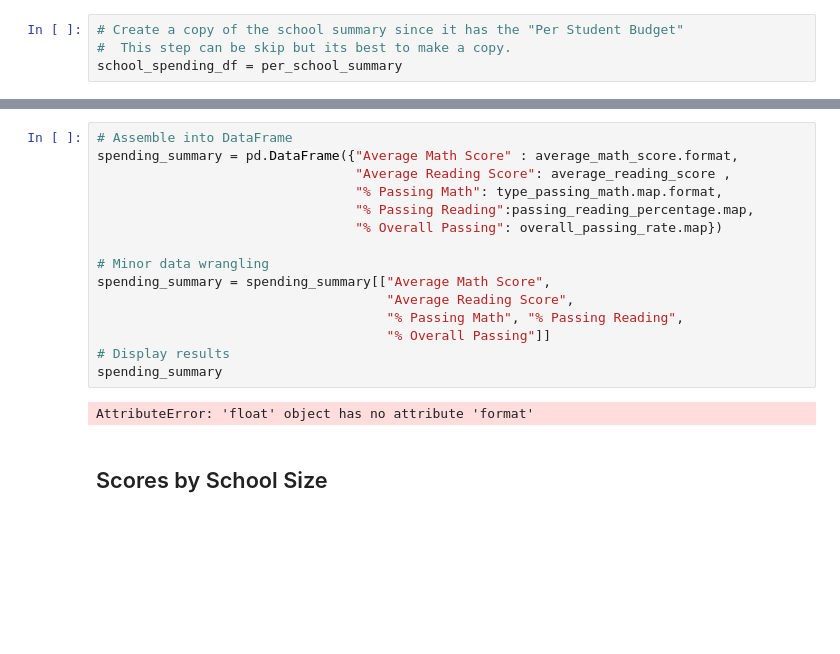
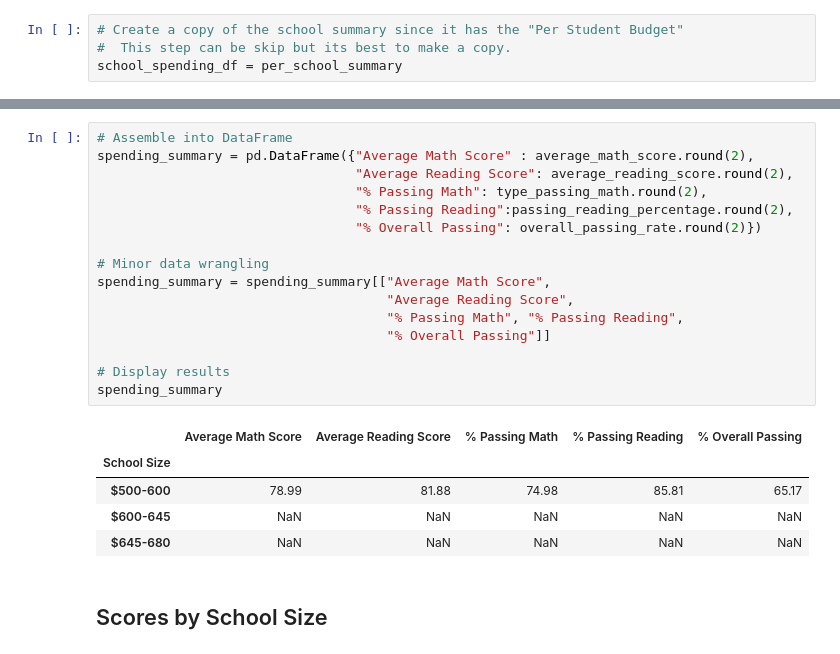
Before and after one commit to angelegueupi/School-Analysis, a Jupyter notebook: PyCitySchools_code.ipynb, the cells around one changed output, grey strips where cells are left out. Cells and saved outputs as stored; diff of their text form; blank space fills up the shorter version.

```diff
--- a/PyCitySchools_code.ipynb
+++ b/PyCitySchools_code.ipynb
@@ -513,20 +519,25 @@ per_school_summary
 # %%
 # Assemble into DataFrame
-spending_summary = pd.DataFrame({"Average Math Score" : average_math_score.format,
-                                 "Average Reading Score": average_reading_score ,
-                                 "% Passing Math": type_passing_math.map.format,
-                                 "% Passing Reading":passing_reading_percentage.map,
-                                 "% Overall Passing": overall_passing_rate.map})
+spending_summary = pd.DataFrame({"Average Math Score" : average_math_score.round(2),
+                                 "Average Reading Score": average_reading_score.round(2),
+                                 "% Passing Math": type_passing_math.round(2),
+                                 "% Passing Reading":passing_reading_percentage.round(2),
+                                 "% Overall Passing": overall_passing_rate.round(2)})
 
 # Minor data wrangling
 spending_summary = spending_summary[["Average Math Score",
                                      "Average Reading Score",
                                      "% Passing Math", "% Passing Reading",
                                      "% Overall Passing"]]
+
 # Display results
 spending_summary
 # %% [output]
-AttributeError: 'float' object has no attribute 'format'
+|  | Average Math Score | Average Reading Score | % Passing Math | % Passing Reading | % Overall Passing |
+| School Size |  |  |  |  |  |
+| $500-600 | 78.99 | 81.88 | 74.98 | 85.81 | 65.17 |
+| $600-645 | NaN | NaN | NaN | NaN | NaN |
+| $645-680 | NaN | NaN | NaN | NaN | NaN |
 # %% [markdown]
 ## Scores by School Size
 # %%
```
Also changed, not shown: parts of 5 cells of this notebook.
